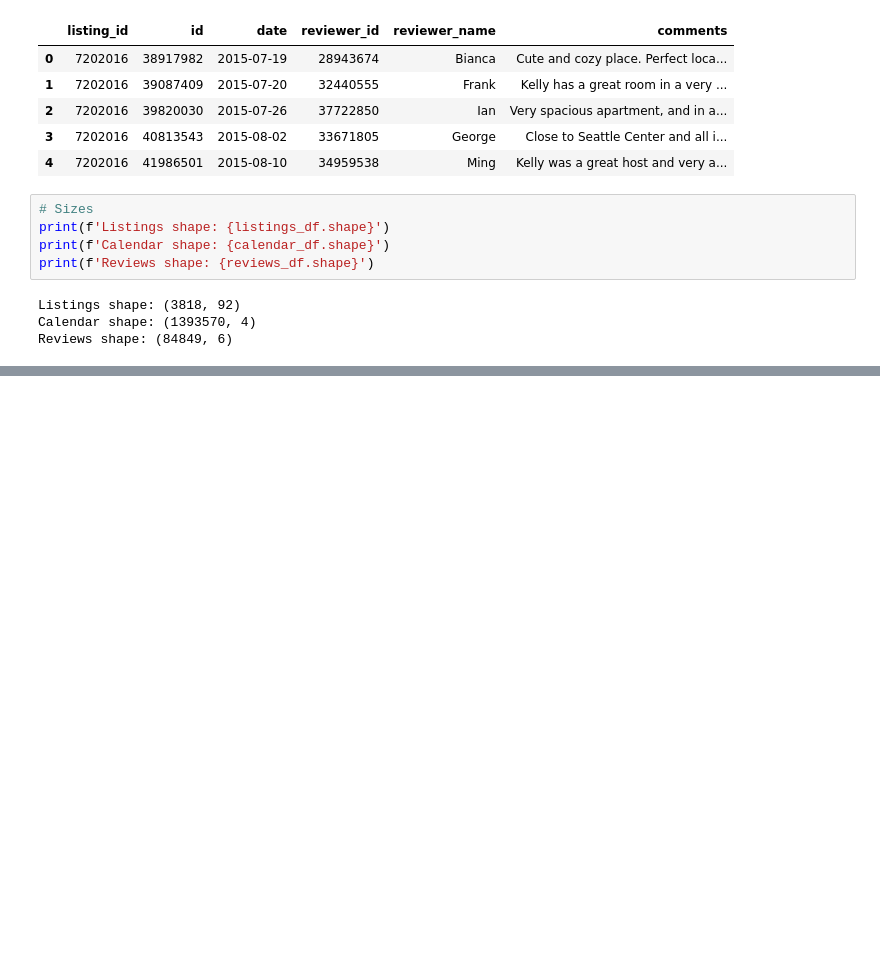
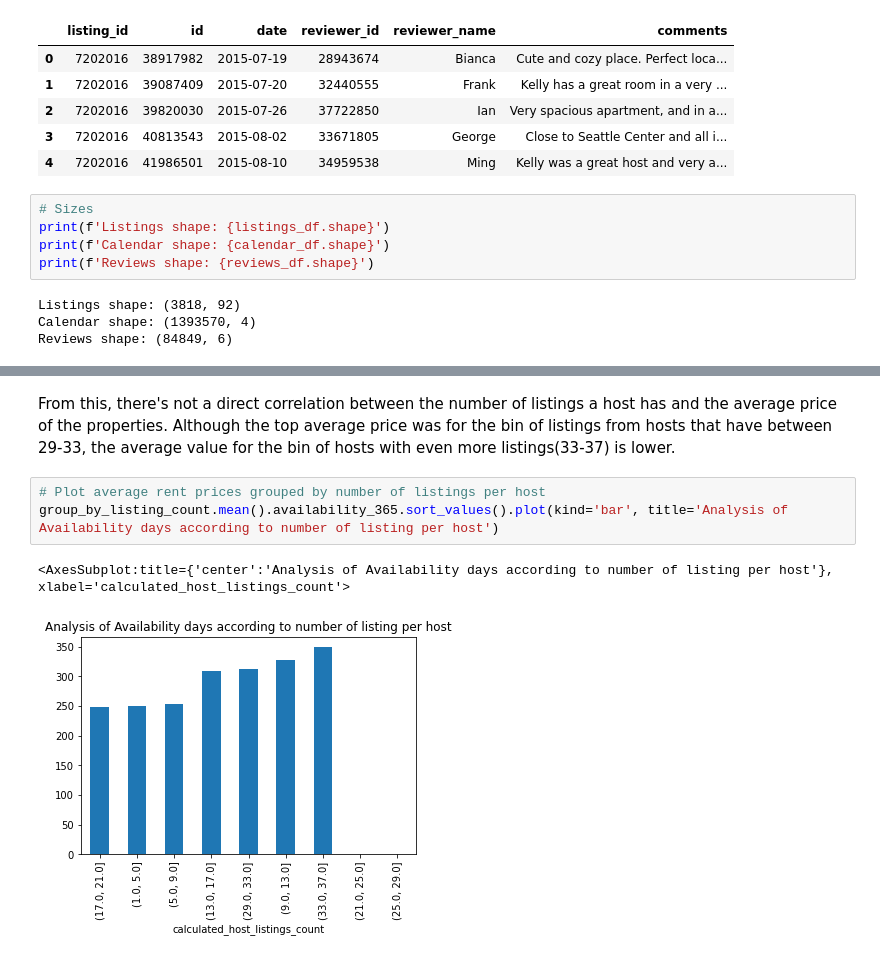
Before and after one commit to adaltof/seattle-airbnb, a Jupyter notebook: Seattle-AirBnb-Project.ipynb, the cells around one changed output, grey strips where cells are left out. Saved outputs shown, nothing was run; the diff lists cells and outputs as text; blank space fills up the shorter version.

```diff
--- a/Seattle-AirBnb-Project.ipynb
+++ b/Seattle-AirBnb-Project.ipynb
@@ -69,0 +158,8 @@ Reviews shape: (84849, 6)
+# %% [markdown]
+From this, there's not a direct correlation between the number of listings a host has and the average price of the properties. Although the top average price was for the bin of listings from hosts that have between 29-33, the average value for the bin of hosts with even more listings(33-37) is lower.
+# %%
+# Plot average rent prices grouped by number of listings per host
+group_by_listing_count.mean().availability_365.sort_values().plot(kind='bar', title='Analysis of Availability days according to number of listing per host')
+# %% [output]
+<AxesSubplot:title={'center':'Analysis of Availability days according to number of listing per host'}, xlabel='calculated_host_listings_count'>
+[figure, added]
```
Also changed, not shown: parts of 15 cells of this notebook.
